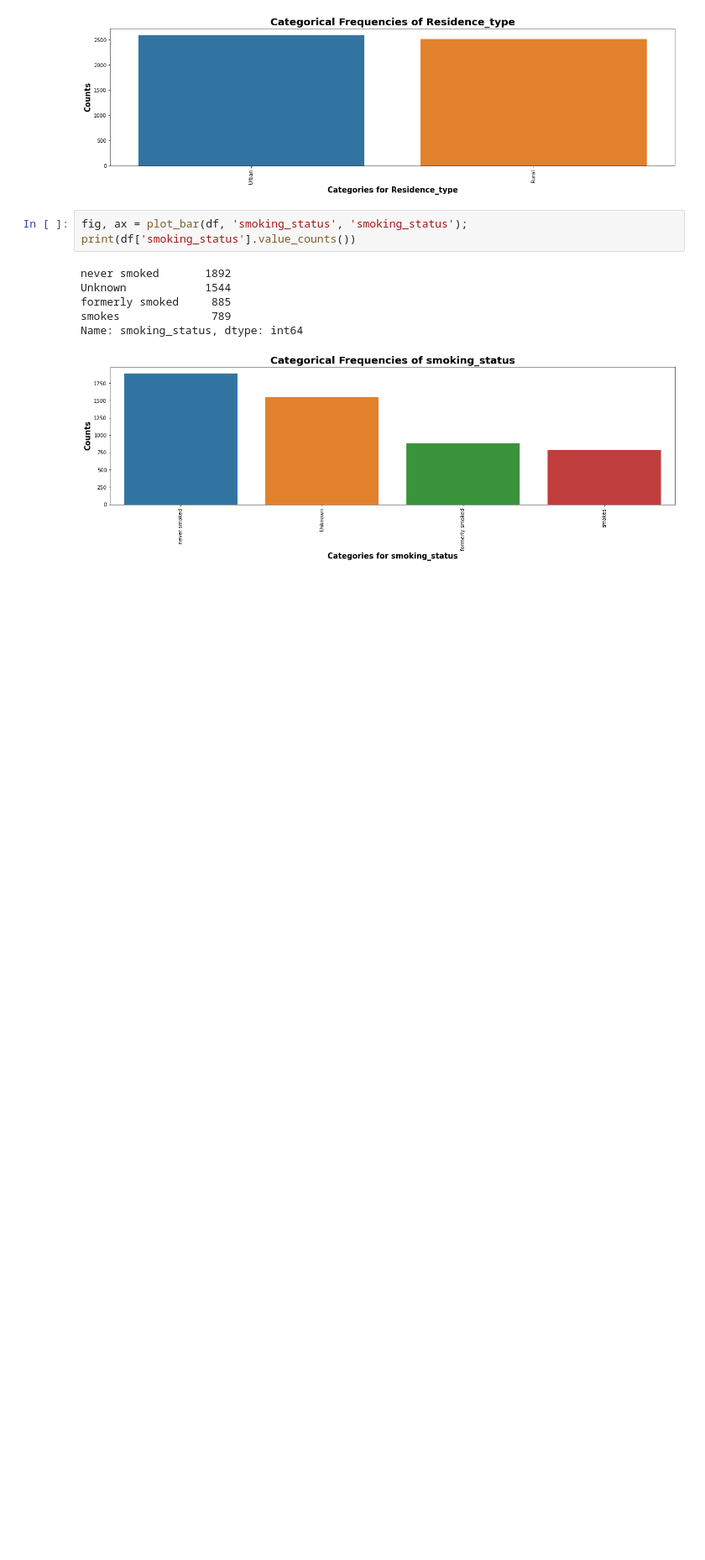
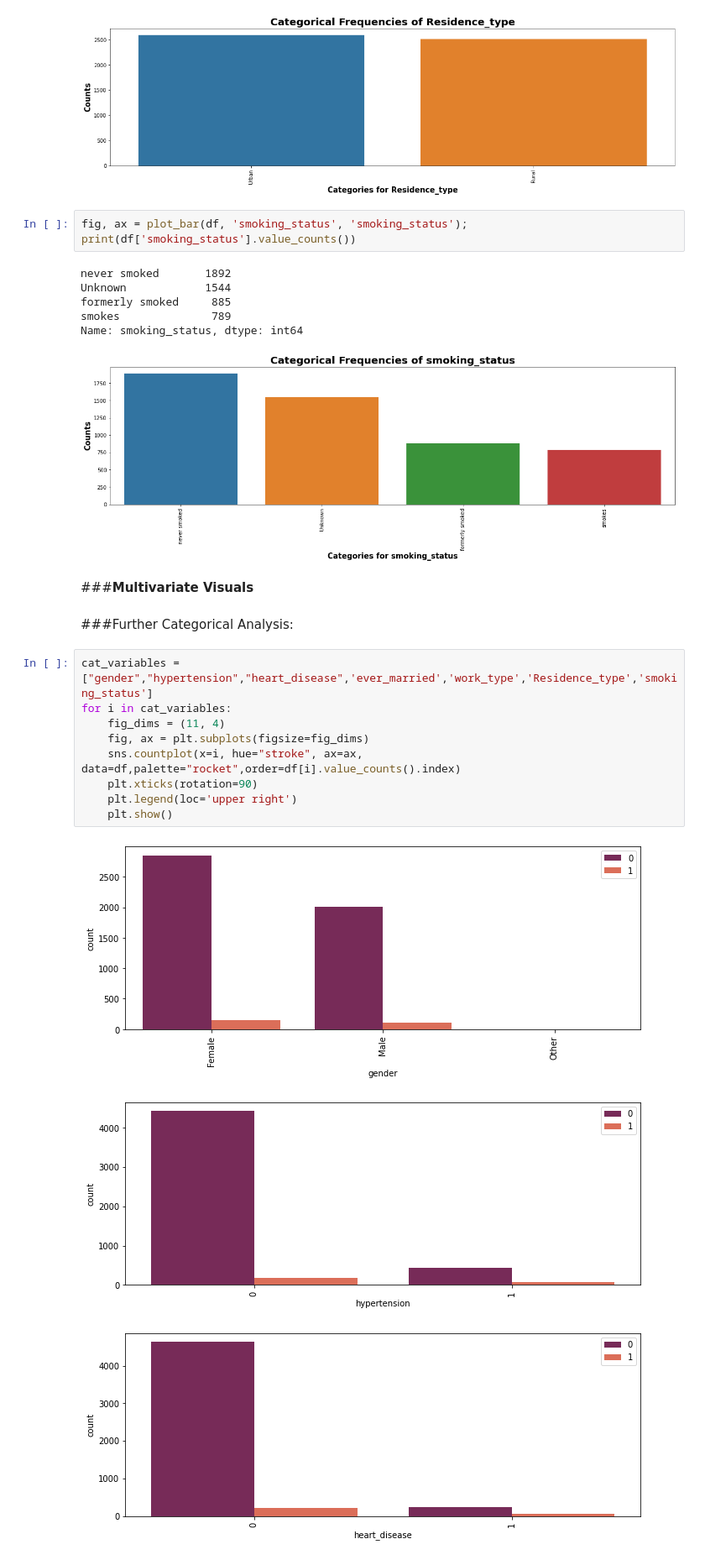
Before and after one commit to hstevans/Cirrhosis-Stroke-Predictions--Machine-Learning--Classification-Models, a Jupyter notebook: Stroke_Predictions_Machine_Learning_Classification_Models_Part_2_Preprocessing.ipynb, the cells around one changed output. Shown at 84% size. Drawn from its saved outputs; the diff is of its cells as text; blank space fills up the shorter version.

```diff
--- a/Stroke_Predictions_Machine_Learning_Classification_Models_Part_2_Preprocessing.ipynb
+++ b/Stroke_Predictions_Machine_Learning_Classification_Models_Part_2_Preprocessing.ipynb
@@ -380,3 +381,20 @@ formerly smoked     885
 smokes              789
 Name: smoking_status, dtype: int64
 [figure]
+# %% [markdown]
+###**Multivariate Visuals**
+# %% [markdown]
+###Further Categorical Analysis:
+# %%
+cat_variables = ["gender","hypertension","heart_disease",'ever_married','work_type','Residence_type','smoking_status']
+for i in cat_variables:
+    fig_dims = (11, 4)
+    fig, ax = plt.subplots(figsize=fig_dims)
+    sns.countplot(x=i, hue="stroke", ax=ax, data=df,palette="rocket",order=df[i].value_counts().index)
+    plt.xticks(rotation=90)
+    plt.legend(loc='upper right')
+    plt.show()
+# %% [output]
+[figure, added]
+[figure, added]
+[figure, added]
```
Also changed, not shown: parts of 34 cells of this notebook.
